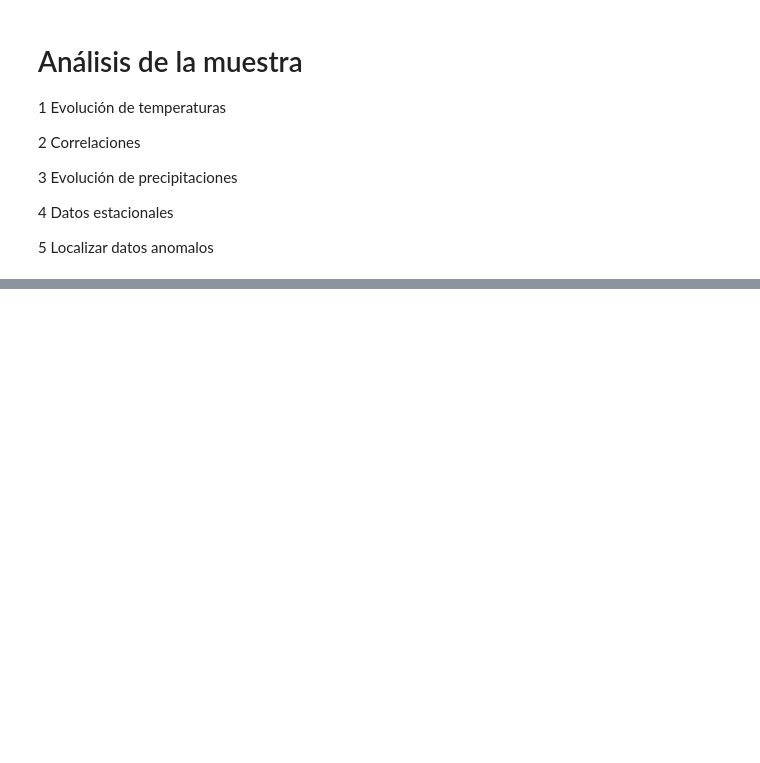
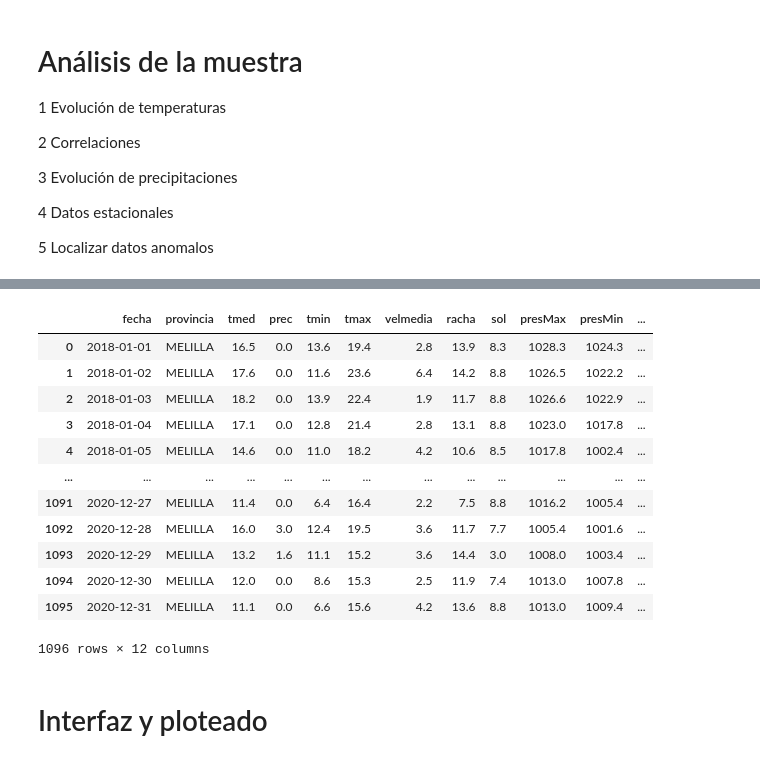
Before and after one commit to sotodosos/ClasesMaster26, a Jupyter notebook: Python/TFM.ipynb, the cells around one changed output, grey strips where cells are left out. Drawn from its saved outputs; the diff is of its cells as text; code cells hidden in the pictures; blank space fills up the shorter version.

```diff
--- a/Python/TFM.ipynb
+++ b/Python/TFM.ipynb
@@ -167,0 +273,8 @@ df_weather=rellena_nulos_provincia(df_weather,df_weather.columns[5:])
+# %%
+
+date_ini="2016-01-01T00:00:00UTC"
+date_end="2016-12-31T00:00:00UTC"
+
+for electric_system in tqdm(region_system['geo_id']):
+    df_ree_system=df_ree_system.append(lectura_ree_electric_system(date_ini,date_end,electric_system))
+df_ree_system
@@ -167,0 +298,15 @@ df_weather=rellena_nulos_provincia(df_weather,df_weather.columns[5:])
+# %%
+# Renombro los campos
+df_ree_system.rename(columns={'value':'Generacion_Mwh','title':'Tecnologia','type':'Renov_norenov'},inplace=True)
+
+# Elimino la columna percentage por ser una columna generada de Generacion_Mwh.
+df_ree_system.drop('percentage',axis=1,inplace=True)
+
+# Cambio los valores nulos de Generacion en Mwh por 0
+df_ree_system['Generacion_Mwh'].fillna(0)
+
+# Elimino las filas para las cuales la fecha es nula y paso la fecha a formato corto.
+df_ree_system['fecha']=df_ree_system['datetime'].str[:10]
+df_ree_system=df_ree_system[~df_ree_system['fecha'].isna()]
+df_ree_system.drop('datetime',axis=1,inplace=True)
+df_ree_system
@@ -264,0 +366,5 @@ df_ree_system
+# %%
+df_elect=df_ree_system[(df_ree_system['Tecnologia']=='Generación total')
+              & (df_ree_system['system']=='melilla')
+              & (df_ree_system['fecha'].str[:4]>='2018')][['fecha','Generacion_Mwh']]
+df_elect.info()
@@ -264,0 +381,3 @@ df_ree_system
+# %%
+df_w=df_weather_prov[df_weather_prov['provincia']=='MELILLA']
+df_w.info()
@@ -264,0 +403,18 @@ df_ree_system
+# %%
+df_w.merge(df_elect, on='fecha',how='left')
+# %% [output]
+|  | fecha | provincia | tmed | prec | tmin | tmax | velmedia | racha | sol | presMax | presMin | ... |
+| 0 | 2018-01-01 | MELILLA | 16.5 | 0.0 | 13.6 | 19.4 | 2.8 | 13.9 | 8.3 | 1028.3 | 1024.3 | ... |
+| 1 | 2018-01-02 | MELILLA | 17.6 | 0.0 | 11.6 | 23.6 | 6.4 | 14.2 | 8.8 | 1026.5 | 1022.2 | ... |
+| 2 | 2018-01-03 | MELILLA | 18.2 | 0.0 | 13.9 | 22.4 | 1.9 | 11.7 | 8.8 | 1026.6 | 1022.9 | ... |
+| 3 | 2018-01-04 | MELILLA | 17.1 | 0.0 | 12.8 | 21.4 | 2.8 | 13.1 | 8.8 | 1023.0 | 1017.8 | ... |
+| 4 | 2018-01-05 | MELILLA | 14.6 | 0.0 | 11.0 | 18.2 | 4.2 | 10.6 | 8.5 | 1017.8 | 1002.4 | ... |
+| ... | ... | ... | ... | ... | ... | ... | ... | ... | ... | ... | ... | ... |
+| 1091 | 2020-12-27 | MELILLA | 11.4 | 0.0 | 6.4 | 16.4 | 2.2 | 7.5 | 8.8 | 1016.2 | 1005.4 | ... |
+| 1092 | 2020-12-28 | MELILLA | 16.0 | 3.0 | 12.4 | 19.5 | 3.6 | 11.7 | 7.7 | 1005.4 | 1001.6 | ... |
+| 1093 | 2020-12-29 | MELILLA | 13.2 | 1.6 | 11.1 | 15.2 | 3.6 | 14.4 | 3.0 | 1008.0 | 1003.4 | ... |
+| 1094 | 2020-12-30 | MELILLA | 12.0 | 0.0 | 8.6 | 15.3 | 2.5 | 11.9 | 7.4 | 1013.0 | 1007.8 | ... |
+| 1095 | 2020-12-31 | MELILLA | 11.1 | 0.0 | 6.6 | 15.6 | 4.2 | 13.6 | 8.8 | 1013.0 | 1009.4 | ... |
+1096 rows × 12 columns
+# %% [markdown]
+# Interfaz y ploteado
```
Also changed, not shown: parts of 26 cells of this notebook.
